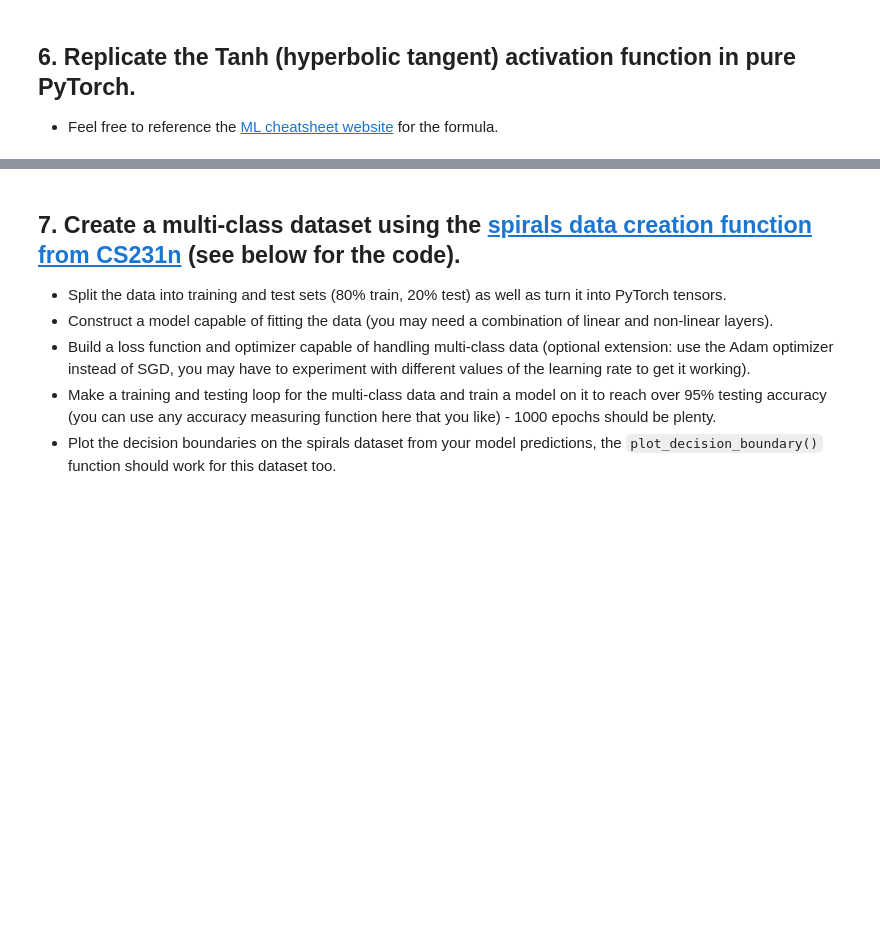
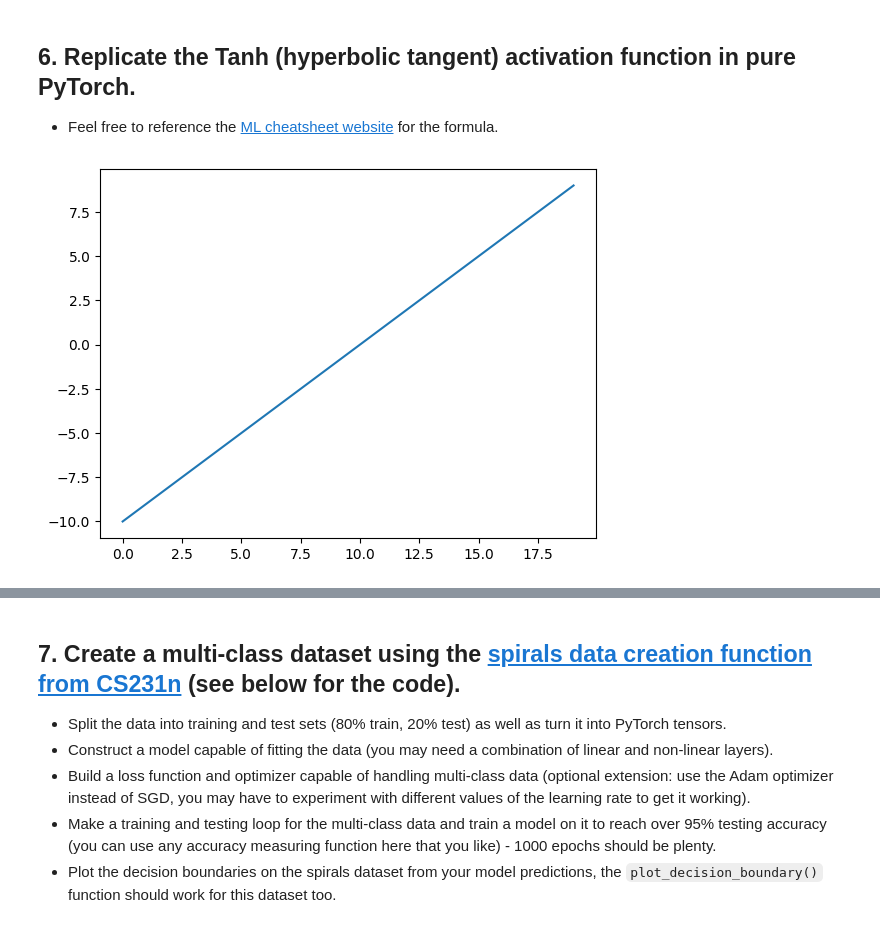
Before and after one commit to mpfmorawski/colab_notebooks, a Jupyter notebook: PyTorch/Learn_PyTorch/exercises/02_pytorch_classification_exercises.ipynb, the cells around one changed output, grey strips where cells are left out. Saved outputs shown, nothing was run; the diff lists cells and outputs as text; code cells hidden in the pictures; blank space fills up the shorter version.

```diff
--- a/PyTorch/Learn_PyTorch/exercises/02_pytorch_classification_exercises.ipynb
+++ b/PyTorch/Learn_PyTorch/exercises/02_pytorch_classification_exercises.ipynb
@@ -194,5 +277,9 @@ def plot_decision_boundary(model, X, y):
   * Feel free to reference the [ML cheatsheet website](https://ml-cheatsheet.readthedocs.io/en/latest/activation_functions.html#tanh) for the formula.
 # %%
 # Create a straight line tensor
+A = torch.arange(-10, 10, 1, dtype=torch.float32)
+plt.plot(A);
+# %% [output]
+[figure, added]
 # %%
 # Test torch.tanh() on the tensor and plot it
```
Also changed, not shown: parts of 29 cells of this notebook.
